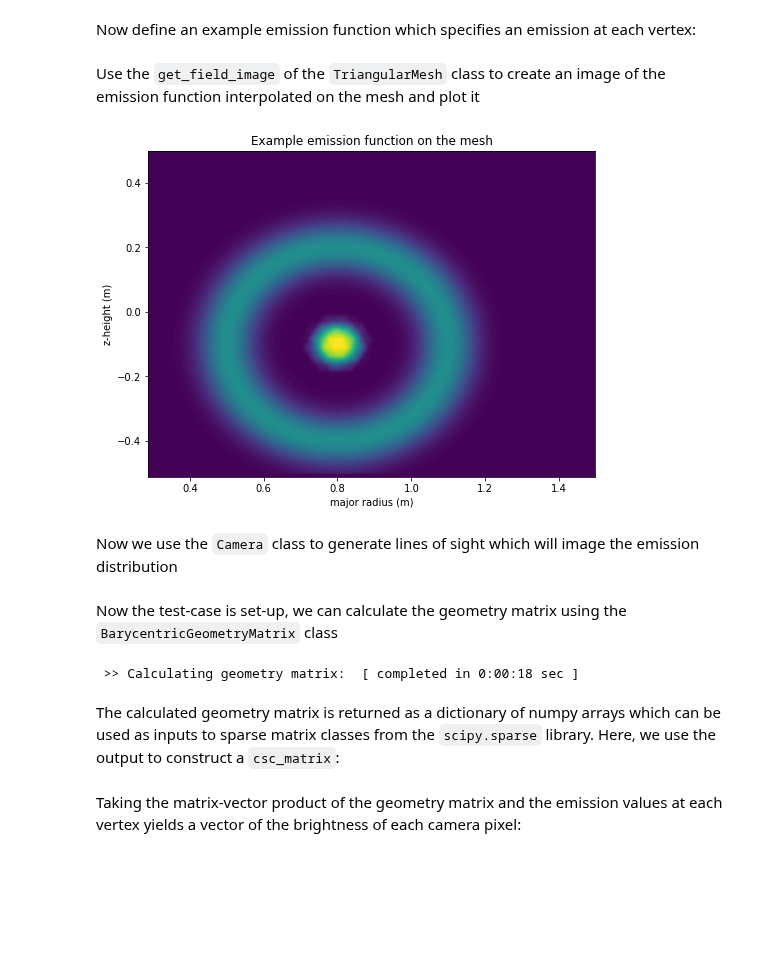
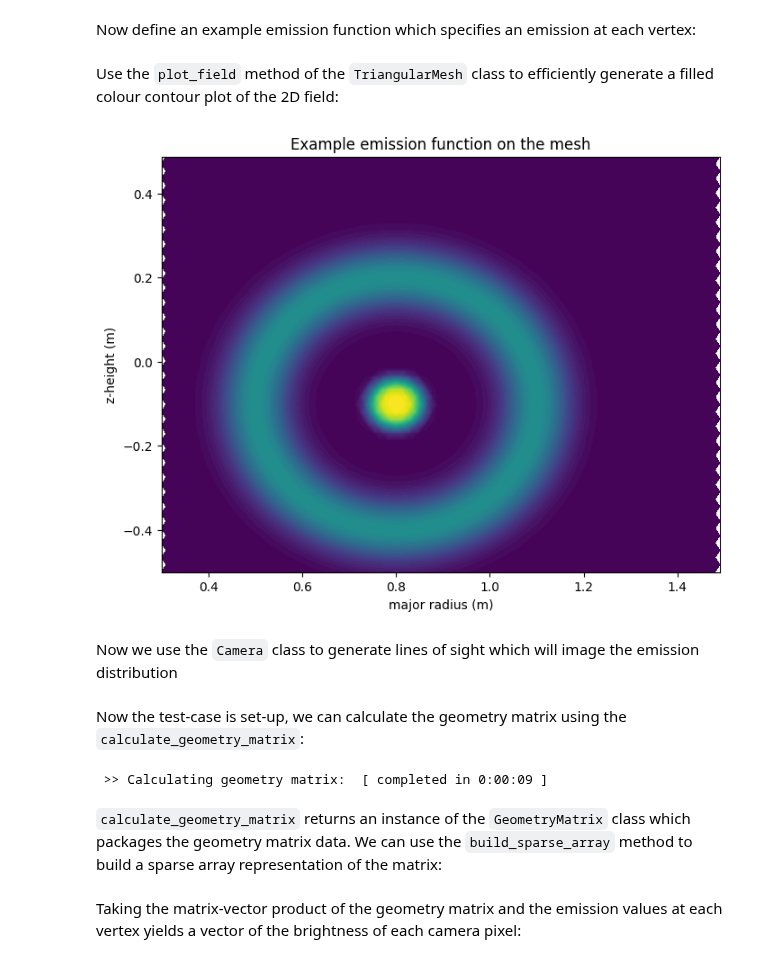
Before and after one commit to C-bowman/tokamesh, a Jupyter notebook: demos/geometry_matrix_demo.ipynb, the cells around one changed output. Saved outputs shown, nothing was run; the diff lists cells and outputs as text; code cells hidden in the pictures; blank space fills up the shorter version.

Commit message:
Geometry refactor (#16)

```diff
--- a/demos/geometry_matrix_demo.ipynb
+++ b/demos/geometry_matrix_demo.ipynb
@@ -9,7 +9,7 @@ from tokamesh.construction import equilateral_mesh
 R, z, triangles = equilateral_mesh(
     R_range=(0.3, 1.5),
     z_range=(-0.5, 0.5),
-    resolution=0.03
+    resolution=0.02
 )
 # %% [markdown]
 Now define an example emission function which specifies an emission at each vertex:
@@ -22,24 +22,23 @@ def emission_func(R, z):
 
 # evaluate the emission at each vertex of the mesh
 emission = emission_func(R, z)
-# %% [markdown]
-Use the `get_field_image` of the `TriangularMesh` class to create an image of the emission function interpolated on the mesh and plot it
+# %% [markdown]
+Use the `plot_field` method of the `TriangularMesh` class to efficiently generate a filled colour contour plot of the 2D field:
 # %%
 from tokamesh import TriangularMesh
 mesh = TriangularMesh(R, z, triangles)
-emission_R, emission_z, emission_image = mesh.get_field_image(vertex_values=emission)
 
 # plot the emission
 import matplotlib.pyplot as plt
-fig = plt.figure(figsize=(8,6))
-ax = fig.add_subplot(111)
-ax.contourf(emission_R, emission_z, emission_image.T, 100)
+fig = plt.figure(figsize=(8, 6))
+ax = fig.add_subplot(1, 1, 1)
+mesh.plot_field(ax=ax, vertex_values=emission)
 ax.set_title('Example emission function on the mesh')
 ax.set_xlabel('major radius (m)')
 ax.set_ylabel('z-height (m)')
 plt.show()
 # %% [output]
-[figure, old version]
+[figure, new version]
 # %% [markdown]
 Now we use the `Camera` class to generate lines of sight which will image the emission distribution
 # %%
@@ -55,19 +54,16 @@ cam = Camera(
     num_y=pixels
 )
 # %% [markdown]
-Now the test-case is set-up, we can calculate the geometry matrix using the `BarycentricGeometryMatrix` class
+Now the test-case is set-up, we can calculate the geometry matrix using the `calculate_geometry_matrix`:
 # %%
-from tokamesh.geometry import BarycentricGeometryMatrix
-BGM = BarycentricGeometryMatrix(
+from tokamesh.geometry import calculate_geometry_matrix
+geomat = calculate_geometry_matrix(
     R=R,
     z=z,
     triangles=triangles,
     ray_origins=cam.ray_starts,
-    ray_ends=cam.ray_ends
+    ray_ends=cam.ray_ends,
+    n_processes=4
 )
-
-matrix_data = BGM.calculate()
 # %% [output]
- >> Calculating geometry matrix:  [ completed in 0:00:18 sec ]
+ >> Calculating geometry matrix:  [ completed in 0:00:09 ]
-# %% [markdown]
-The calculated geometry matrix is returned as a dictionary of numpy arrays which can be used as inputs to sparse matrix classes from the `scipy.sparse` library. Here, we use the output to construct a `csc_matrix`:
@@ -80,0 +70,2 @@ G = csc_matrix((entry_values, (row_inds, col_inds)), shape=shape)
+# %% [markdown]
+`calculate_geometry_matrix` returns an instance of the `GeometryMatrix` class which packages the geometry matrix data. We can use the `build_sparse_array` method to build a sparse array representation of the matrix:
```
Also changed, not shown: parts of 6 cells of this notebook, 4 other files.
